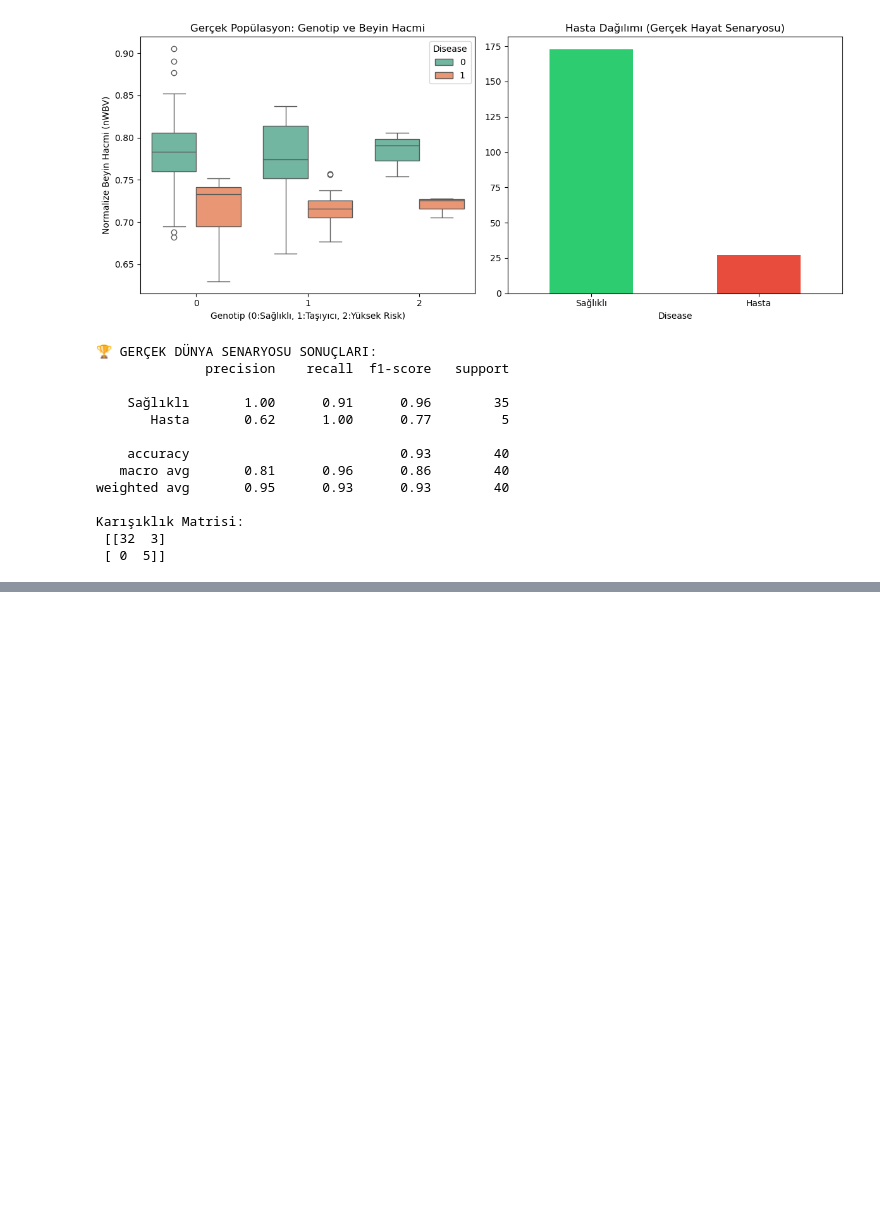
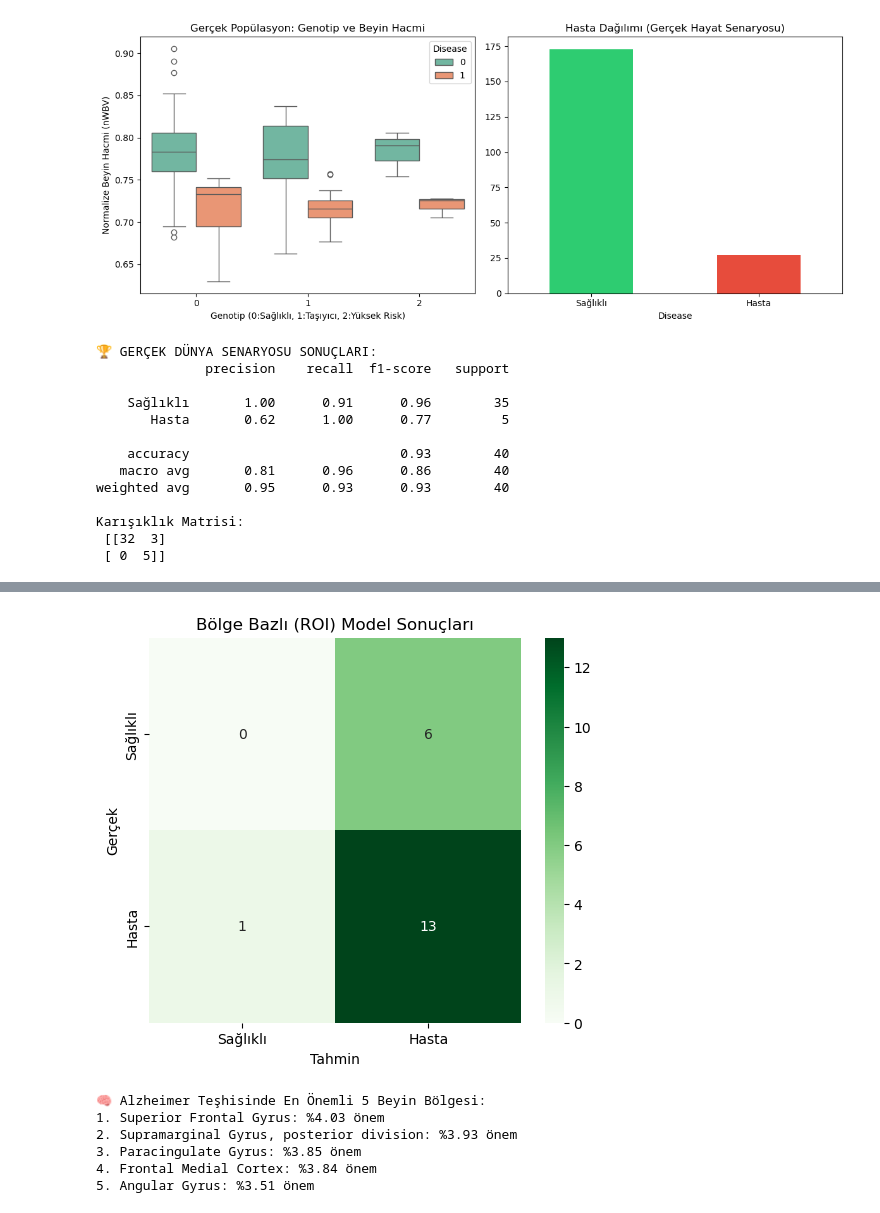
Before and after one commit to senaayy/snp-genome-lab, a Jupyter notebook: Untitled.ipynb, the cells around one changed output, grey strips where cells are left out. Cells and saved outputs as stored; diff of their text form; code cells hidden in the pictures; blank space fills up the shorter version.

```diff
--- a/Untitled.ipynb
+++ b/Untitled.ipynb
@@ -604,0 +867,64 @@ Karışıklık Matrisi:
+# %%
+from nilearn import datasets
+from nilearn.maskers import NiftiLabelsMasker
+from sklearn.model_selection import train_test_split
+from sklearn.ensemble import RandomForestClassifier
+from sklearn.metrics import accuracy_score, classification_report, confusion_matrix
+import seaborn as sns
+import matplotlib.pyplot as plt
+import numpy as np
+
+print("🧠 Harvard-Oxford Beyin Atlası İndiriliyor (Beyin Haritası)...")
+# Beyni anatomik bölgelere ayıran haritayı indiriyoruz
+dataset_ho = datasets.fetch_atlas_harvard_oxford('cort-maxprob-thr25-2mm')
+atlas_filename = dataset_ho.maps
+labels = dataset_ho.labels
+
+print(f"✅ Atlas Hazır! Toplam {len(labels)} farklı beyin bölgesi var.")
+
+# --- KRİTİK ADIM: 900.000 Piksel yerine Bölge Ortalamalarını Al ---
+print("\n⚙️ Görüntülerden Bölgesel Özellikler Çıkarılıyor (Feature Extraction)...")
+# NiftiMasker yerine NiftiLabelsMasker kullanıyoruz
+masker = NiftiLabelsMasker(labels_img=atlas_filename, standardize='zscore_sample')
+
+# X matrisi artık çok daha küçük ve anlamlı olacak
+X_roi = masker.fit_transform(oasis_dataset.gray_matter_maps)
+
+print(f"✅ Yeni X Matrisi Boyutu: {X_roi.shape}")
+print("   (Eskiden 900.000 sütundu, şimdi sadece bölge sayısı kadar!)")
+
+# --- MODELİ TEKRAR EĞİT ---
+y = df_clinical['Disease'].values
+
+X_train, X_test, y_train, y_test = train_test_split(X_roi, y, test_size=0.2, random_state=42, stratify=y)
+
+print("\n🤖 Random Forest, bölgeler üzerinden eğitiliyor...")
+rf_model_roi = RandomForestClassifier(n_estimators=200, random_state=42, class_weight='balanced')
+rf_model_roi.fit(X_train, y_train)
+
+# --- TEST ET ---
+y_pred = rf_model_roi.predict(X_test)
+acc = accuracy_score(y_test, y_pred)
+
+print(f"\n🏆 YENİ MODEL BAŞARISI: %{acc * 100:.2f}")
+print(classification_report(y_test, y_pred, target_names=['Sağlıklı', 'Hasta']))
+
+# --- YENİ KARIŞIKLIK MATRİSİ ---
+plt.figure(figsize=(6, 5))
+sns.heatmap(confusion_matrix(y_test, y_pred), annot=True, fmt='d', cmap='Greens',
+            xticklabels=['Sağlıklı', 'Hasta'], yticklabels=['Sağlıklı', 'Hasta'])
+plt.title('Bölge Bazlı (ROI) Model Sonuçları')
+plt.ylabel('Gerçek')
+plt.xlabel('Tahmin')
+plt.show()
+
+# --- HANGİ BEYİN BÖLGESİ ÖNEMLİ? (Açıklanabilir Yapay Zeka - XAI) ---
+# Random Forest bize hangi bölgenin Alzheimer için önemli olduğunu söyler [cite: 141, 156]
+feature_importances = rf_model_roi.feature_importances_
+sorted_indices = np.argsort(feature_importances)[::-1]
+
+print("\n🧠 Alzheimer Teşhisinde En Önemli 5 Beyin Bölgesi:")
+for i in range(5):
+    idx = sorted_indices[i]
+    print(f"{i+1}. {labels[idx+1]}: %{feature_importances[idx]*100:.2f} önem")
+# %% [output]
@@ -604,0 +948,7 @@ Karışıklık Matrisi:
+[figure, added]
+🧠 Alzheimer Teşhisinde En Önemli 5 Beyin Bölgesi:
+1. Superior Frontal Gyrus: %4.03 önem
+2. Supramarginal Gyrus, posterior division: %3.93 önem
+3. Paracingulate Gyrus: %3.85 önem
+4. Frontal Medial Cortex: %3.84 önem
+5. Angular Gyrus: %3.51 önem
```
Also changed, not shown: parts of 23 cells of this notebook, 9 other files.
